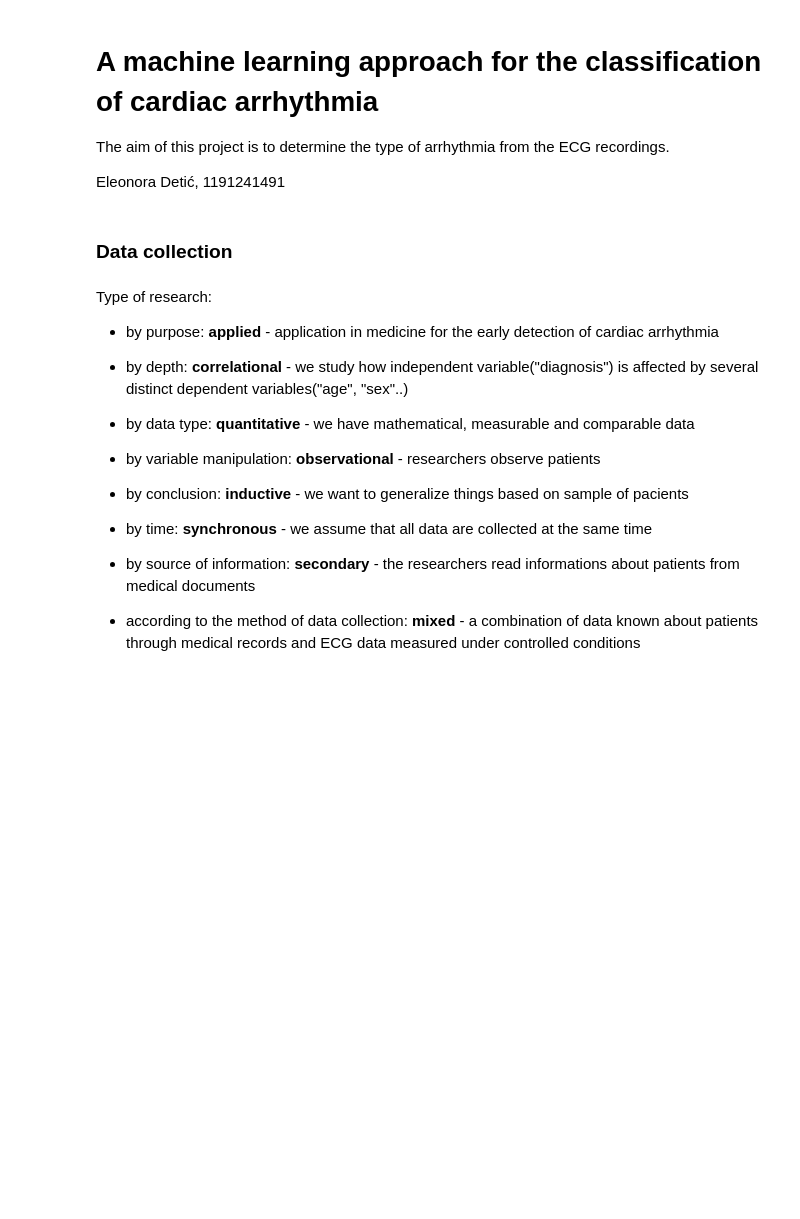
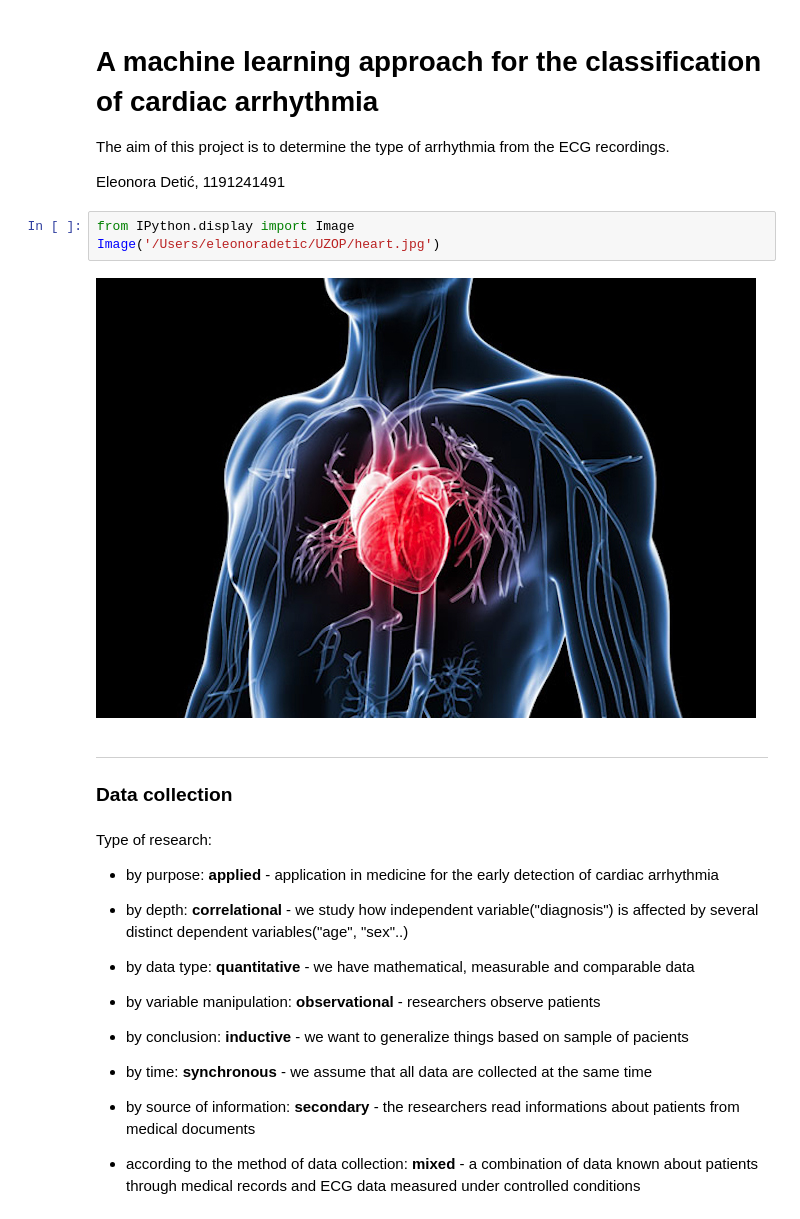
Before and after one commit to anaterovic/UZOP, a Jupyter notebook: code.ipynb, the cells around one changed output. Saved outputs shown, nothing was run; the diff lists cells and outputs as text; blank space fills up the shorter version.

```diff
--- a/code.ipynb
+++ b/code.ipynb
@@ -3,7 +3,14 @@
 The aim of this project is to determine the type of arrhythmia from the ECG recordings.
 
 Eleonora Detić, 1191241491
+# %%
+from IPython.display import Image
+Image('/Users/eleonoradetic/UZOP/heart.jpg')
+# %% [output]
+[figure, added]
 # %% [markdown]
+---------
+
 ### Data collection
 # %% [markdown]
 Type of research:
```
Also changed, not shown: parts of 4 cells of this notebook, 1 other file.
